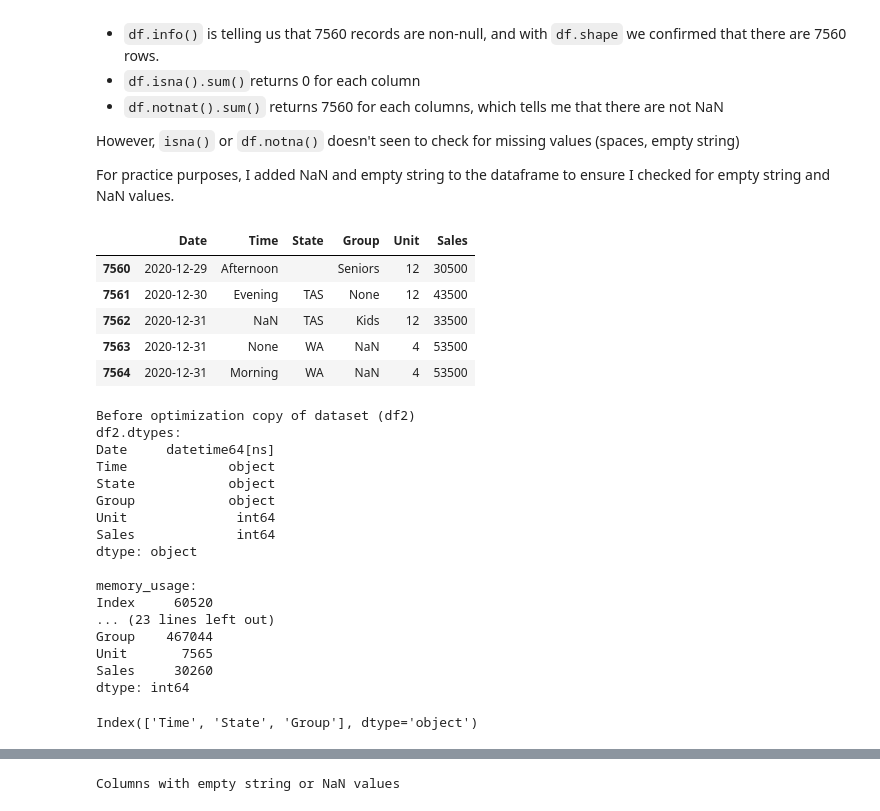
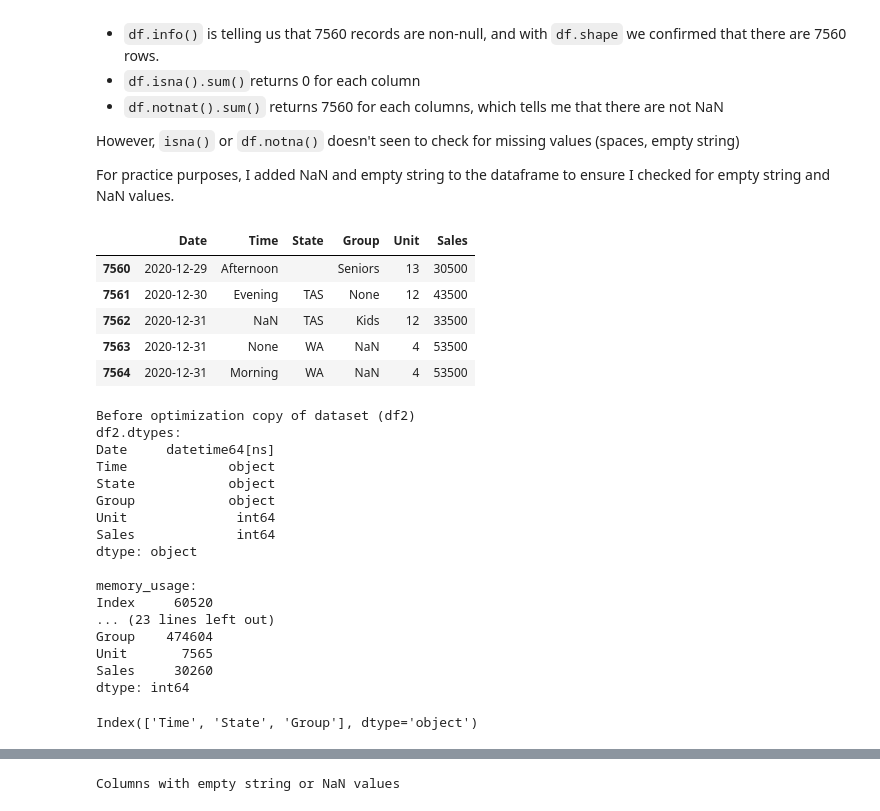
Before and after one commit to karmenatwork/3_CB_Sales-Analysis, a Jupyter notebook: main.ipynb, the cells around one changed output, grey strips where cells are left out. Drawn from its saved outputs; the diff is of its cells as text; code cells hidden in the pictures.

```diff
--- a/main.ipynb
+++ b/main.ipynb
@@ -108,7 +112,9 @@ dtype: object
 # %%
 # Optimize memory
 # Convert object type to str, Date to datetime and reduce int.
-cols = df.select_dtypes(np.object_).columns[1:]  # every object type except Date
+# cols = df.select_dtypes(np.object_).columns[1:]  # every object type except Date, no need this if you use parse_dates
+
+cols = df.select_dtypes(np.object_).columns
 df[cols] = df[cols].astype("string")
 df["Date"] = pd.to_datetime(df["Date"])
 df["Unit"] = df["Unit"].astype("int8")
@@ -250,9 +256,9 @@ import locale
 # Set the locale to English
 locale.setlocale(locale.LC_ALL, "en_US.UTF-8")
 
-# 20-Dec-2020,'Afternoon', '', Seniors, 13, 32500
-# 30-Dec-2020','Evening', 'TAS',None,12, 33500
-# 31-Dec-2020',np.nan, 'TAS','Kids',12, 3350
+# 29-Dec-2020,'Afternoon', '', Seniors, 13, 32500
+# 30-Dec-2020',' Evening', 'TAS',None,12, 33500
+# 31-Dec-2020',np.nan, ' TAS','Kids',12, 3350
 
 # Add 3 rows with empty values, None and NaN to the dataframe
 df2 = df.copy()
@@ -262,7 +268,7 @@ df2.loc[len(df2.index)] = [
     "Afternoon",
     "",
     "Seniors",
-    12,
+    13,
     30500,
 ]  # empty value in State
 df2.loc[len(df2.index)] = [
@@ -273,34 +279,34 @@ df2.loc[len(df2.index)] = [
     12,
     43500,
 ]  # None value in Group
 df2.loc[len(df2.index)] = [
     datetime.strptime("31-Dec-2020", "%d-%b-%Y"),
     np.nan,
     " TAS",
     "Kids ",
     12,
     33500,
 ]  # Nan value in Time, Add left Space on State
 df2.loc[len(df2.index)] = [
     datetime.strptime("31-Dec-2020", "%d-%b-%Y"),
     None,
     "WA   ",
     np.nan,
     4,
     53500,
 ]  # None in Time, Nan value in Group, Add right space on State
 df2.loc[len(df2.index)] = [
     datetime.strptime("31-Dec-2020", "%d-%b-%Y"),
     "Morning",
     "WA   ",
     np.nan,
     4,
     53500,
 ]  # None in Time, Nan value in Group, Add right space on State
 df2.tail()
 # %% [output]
 |  | Date | Time | State | Group | Unit | Sales |
-| 7560 | 2020-12-29 | Afternoon |  | Seniors | 12 | 30500 |
+| 7560 | 2020-12-29 | Afternoon |  | Seniors | 13 | 30500 |
 | 7561 | 2020-12-30 | Evening | TAS | None | 12 | 43500 |
 | 7562 | 2020-12-31 | NaN | TAS | Kids | 12 | 33500 |
 | 7563 | 2020-12-31 | None | WA | NaN | 4 | 53500 |
@@ -333,7 +339,7 @@ dtype: object
 memory_usage:
 Index     60520
 ... (23 lines left out)
-Group    467044
+Group    474604
 Unit       7565
 Sales     30260
 dtype: int64
```
Also changed, not shown: parts of 34 cells of this notebook.
